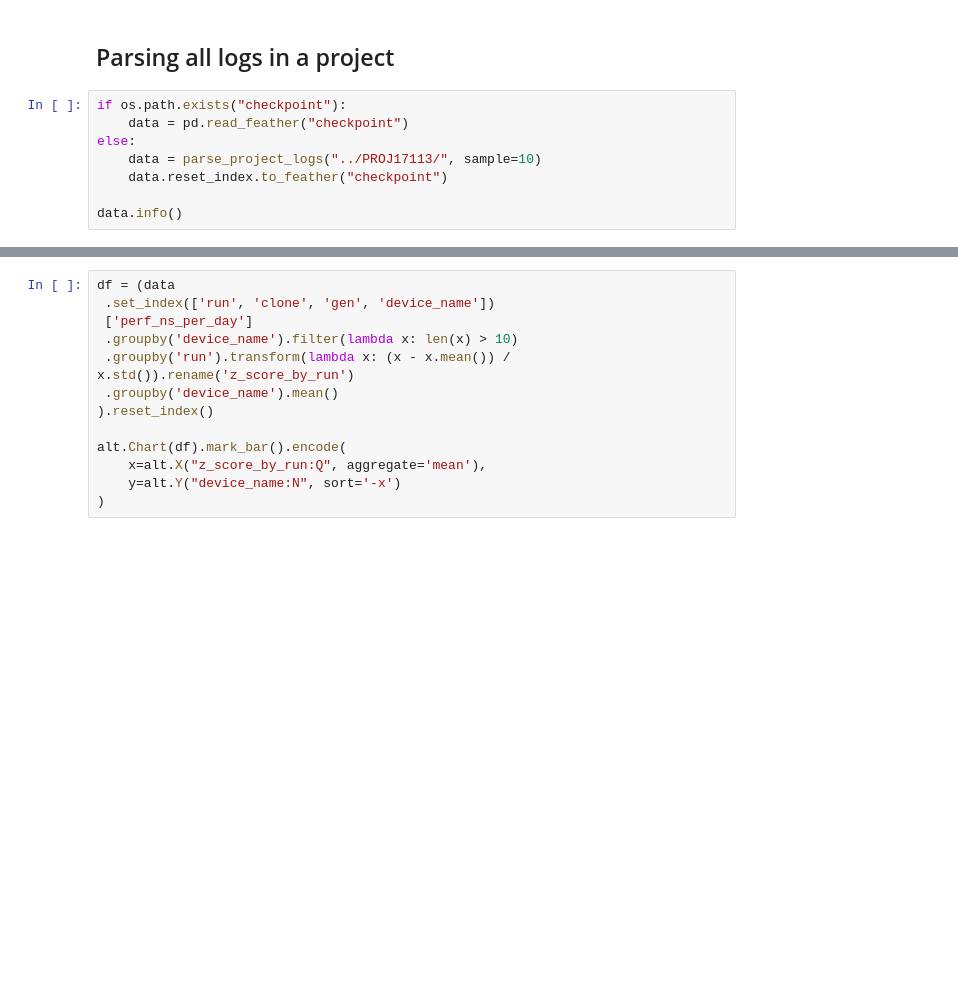
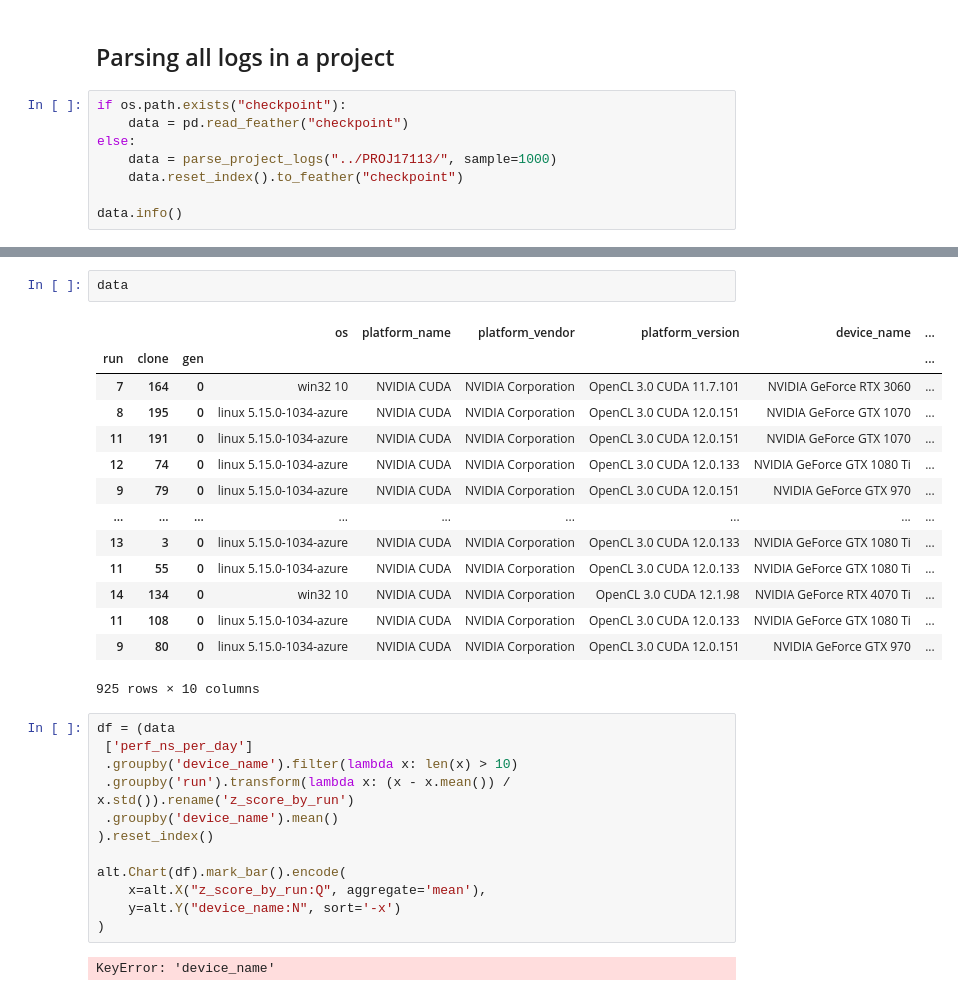
Before and after one commit to FoldingAtHome/fah-gpu-species, a Jupyter notebook: notebooks/example.ipynb, the cells around one changed output, grey strips where cells are left out. Drawn from its saved outputs; the diff is of its cells as text; blank space fills up the shorter version.

Commit message:
get optional parser to work

```diff
--- a/notebooks/example.ipynb
+++ b/notebooks/example.ipynb
@@ -46,8 +48,8 @@ log.core_log.average_perf_ns_day
 if os.path.exists("checkpoint"):
     data = pd.read_feather("checkpoint")
 else:
-    data = parse_project_logs("../PROJ17113/", sample=10)
-    data.reset_index.to_feather("checkpoint")
+    data = parse_project_logs("../PROJ17113/", sample=1000)
+    data.reset_index().to_feather("checkpoint")
 
 data.info()
 # %% [output]
@@ -63,6 +97,22 @@ AttributeError: 'function' object has no attribute 'to_feather'
+# %%
+data
+# %% [output]
+|  |  |  | os | platform_name | platform_vendor | platform_version | device_name | ... |
+| run | clone | gen |  |  |  |  |  | ... |
+| 7 | 164 | 0 | win32 10 | NVIDIA CUDA | NVIDIA Corporation | OpenCL 3.0 CUDA 11.7.101 | NVIDIA GeForce RTX 3060 | ... |
+| 8 | 195 | 0 | linux 5.15.0-1034-azure | NVIDIA CUDA | NVIDIA Corporation | OpenCL 3.0 CUDA 12.0.151 | NVIDIA GeForce GTX 1070 | ... |
+| 11 | 191 | 0 | linux 5.15.0-1034-azure | NVIDIA CUDA | NVIDIA Corporation | OpenCL 3.0 CUDA 12.0.151 | NVIDIA GeForce GTX 1070 | ... |
+| 12 | 74 | 0 | linux 5.15.0-1034-azure | NVIDIA CUDA | NVIDIA Corporation | OpenCL 3.0 CUDA 12.0.133 | NVIDIA GeForce GTX 1080 Ti | ... |
+| 9 | 79 | 0 | linux 5.15.0-1034-azure | NVIDIA CUDA | NVIDIA Corporation | OpenCL 3.0 CUDA 12.0.151 | NVIDIA GeForce GTX 970 | ... |
+| ... | ... | ... | ... | ... | ... | ... | ... | ... |
+| 13 | 3 | 0 | linux 5.15.0-1034-azure | NVIDIA CUDA | NVIDIA Corporation | OpenCL 3.0 CUDA 12.0.133 | NVIDIA GeForce GTX 1080 Ti | ... |
+| 11 | 55 | 0 | linux 5.15.0-1034-azure | NVIDIA CUDA | NVIDIA Corporation | OpenCL 3.0 CUDA 12.0.133 | NVIDIA GeForce GTX 1080 Ti | ... |
+| 14 | 134 | 0 | win32 10 | NVIDIA CUDA | NVIDIA Corporation | OpenCL 3.0 CUDA 12.1.98 | NVIDIA GeForce RTX 4070 Ti | ... |
+| 11 | 108 | 0 | linux 5.15.0-1034-azure | NVIDIA CUDA | NVIDIA Corporation | OpenCL 3.0 CUDA 12.0.133 | NVIDIA GeForce GTX 1080 Ti | ... |
+| 9 | 80 | 0 | linux 5.15.0-1034-azure | NVIDIA CUDA | NVIDIA Corporation | OpenCL 3.0 CUDA 12.0.151 | NVIDIA GeForce GTX 970 | ... |
+925 rows × 10 columns
 # %%
 df = (data
- .set_index(['run', 'clone', 'gen', 'device_name'])
  ['perf_ns_per_day']
  .groupby('device_name').filter(lambda x: len(x) > 10)
  .groupby('run').transform(lambda x: (x - x.mean()) / x.std()).rename('z_score_by_run')
@@ -73,6 +123,8 @@ alt.Chart(df).mark_bar().encode(
     x=alt.X("z_score_by_run:Q", aggregate='mean'),
     y=alt.Y("device_name:N", sort='-x')
 )
+# %% [output]
+KeyError: 'device_name'
 # %%
 df = (data
  .set_index(['run', 'clone', 'gen', 'device_name'])
```
Also changed, not shown: parts of 10 cells of this notebook, 2 other files.
